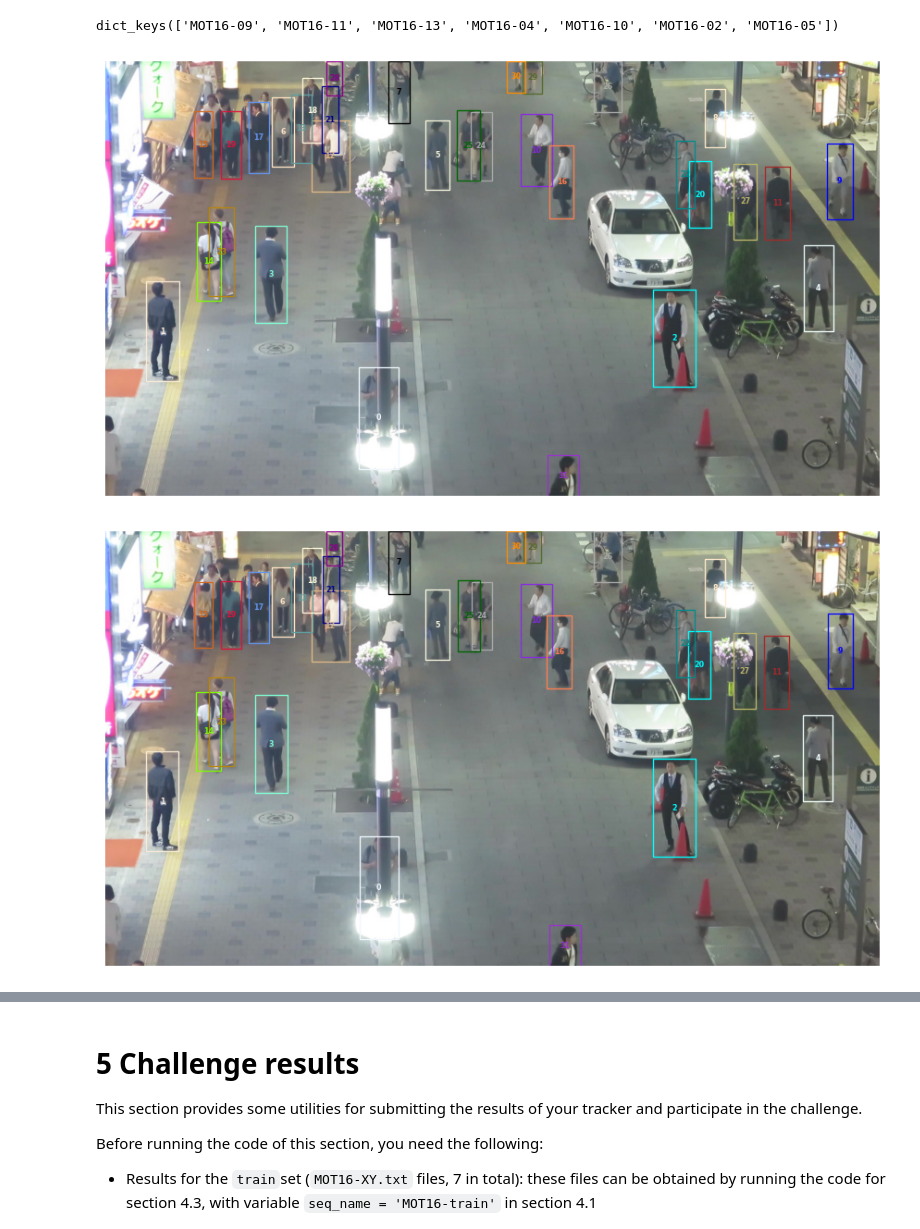
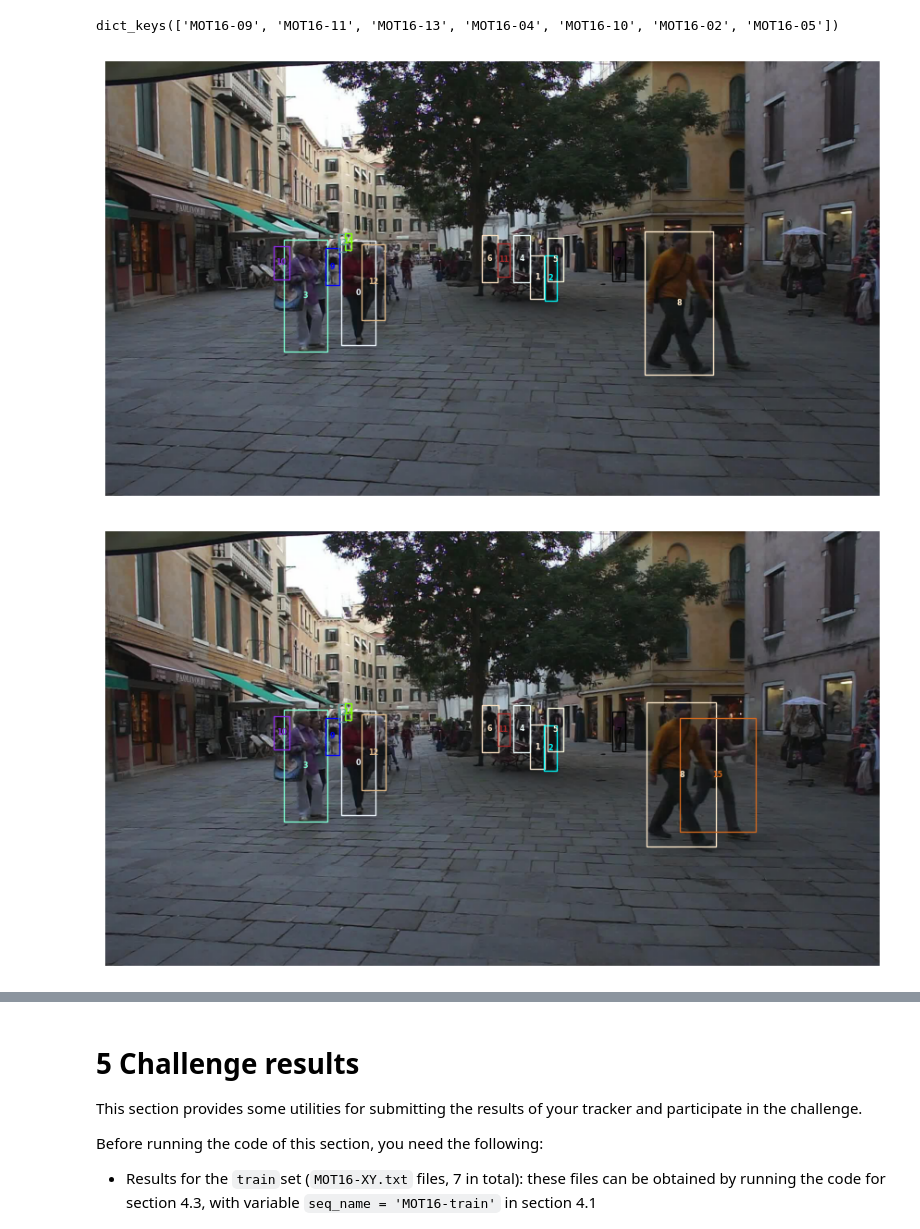
Before and after one commit to Javimh18/DL4VSP, a Jupyter notebook: dlvsp_challenge_material/dlvsp_mot_baseline_2023.ipynb, the cells around one changed output, grey strips where cells are left out. Cells and saved outputs as stored; diff of their text form; code cells hidden in the pictures.

```diff
--- a/dlvsp_challenge_material/dlvsp_mot_baseline_2023.ipynb
+++ b/dlvsp_challenge_material/dlvsp_mot_baseline_2023.ipynb
@@ -534,11 +533,11 @@ dict_keys(['MOT16-09', 'MOT16-11', 'MOT16-13', 'MOT16-04', 'MOT16-10', 'MOT16-02
 # %%
 import matplotlib.pyplot as plt
 from src.tracker.utils import plot_sequence
 
-seq_name='MOT16-04'
+seq_name='MOT16-02'
 plot_sequence(results_seq[seq_name],
               [s for s in sequences if str(s) == seq_name][0],
               first_n_frames=3)
 # %% [output]
-[figure, old version]
+[figure, new version]
-[figure, old version]
+[figure, new version]
```
Also changed, not shown: parts of 5 cells of this notebook.
